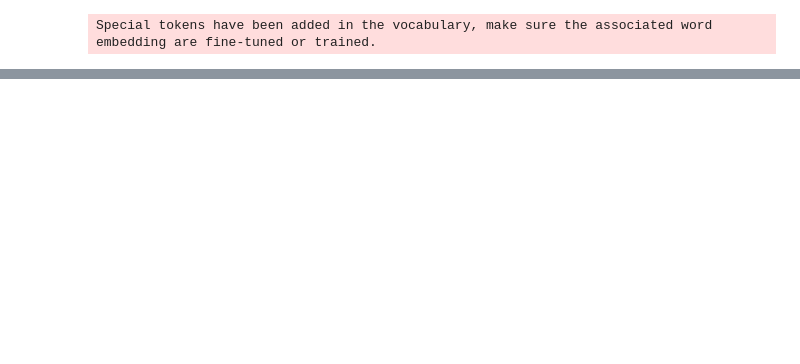
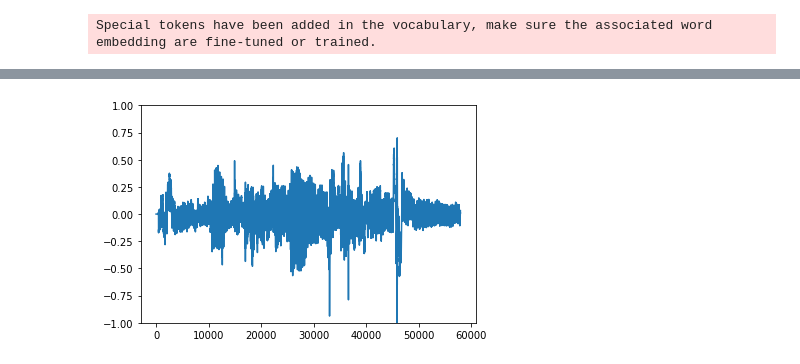
Before and after one commit to cahya-wirawan/indonesian-speech-recognition, a Jupyter notebook: XLSR_Wav2Vec2_for_Indonesian_Usage.ipynb, the cells around one changed output, grey strips where cells are left out. Cells and saved outputs as stored; diff of their text form; code cells hidden in the pictures; blank space fills up the shorter version.

```diff
--- a/XLSR_Wav2Vec2_for_Indonesian_Usage.ipynb
+++ b/XLSR_Wav2Vec2_for_Indonesian_Usage.ipynb
@@ -44,0 +88,4 @@ Reference: ['Minggu depan kakak perempuan saya menikah.', 'Berbagai bahasa daera
+# %%
+show_wave("common_voice_id_19773609.mp3", 20.0)
+# %% [output]
+[figure, added]
```
Also changed, not shown: parts of 22 cells of this notebook, 5 other files.
